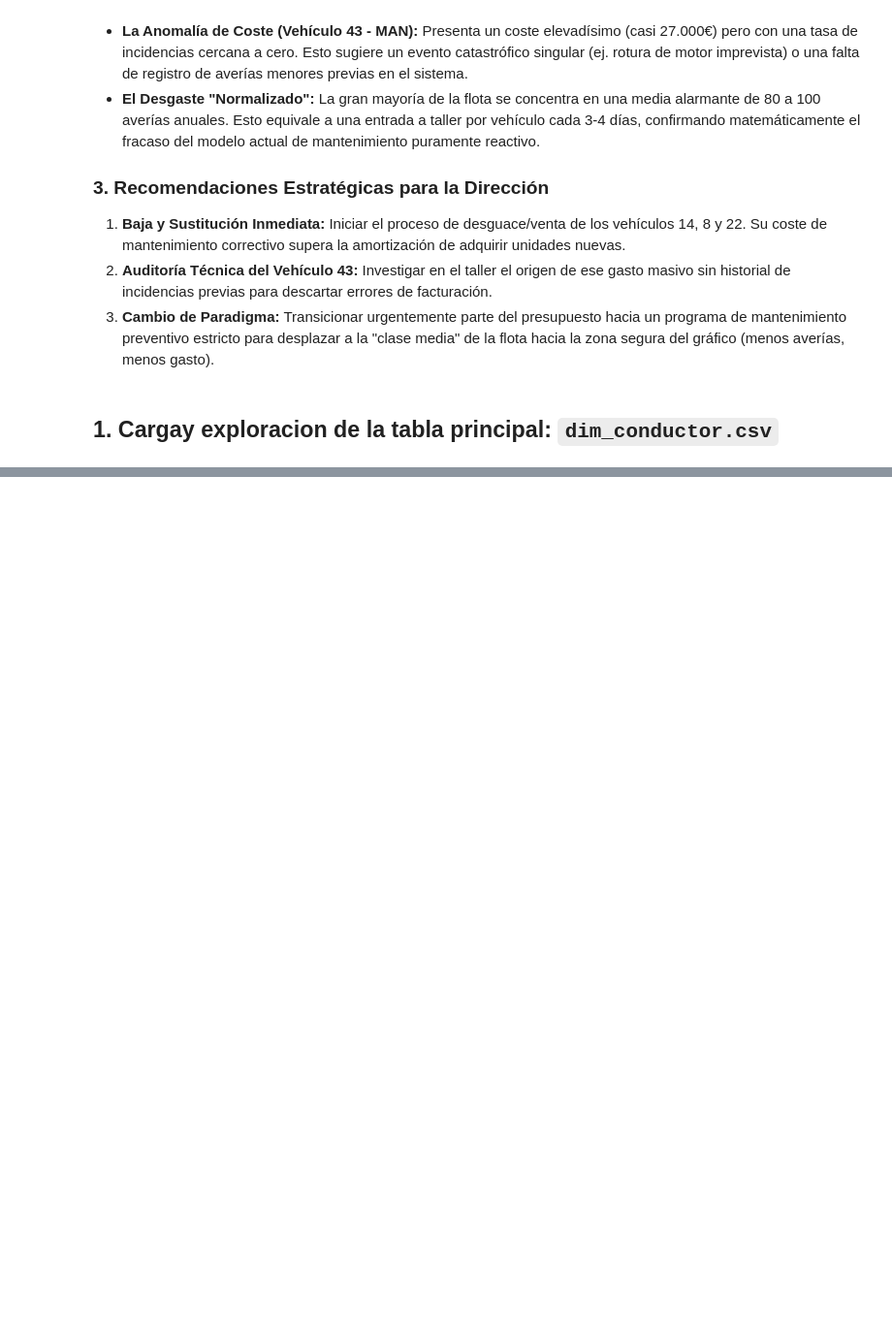
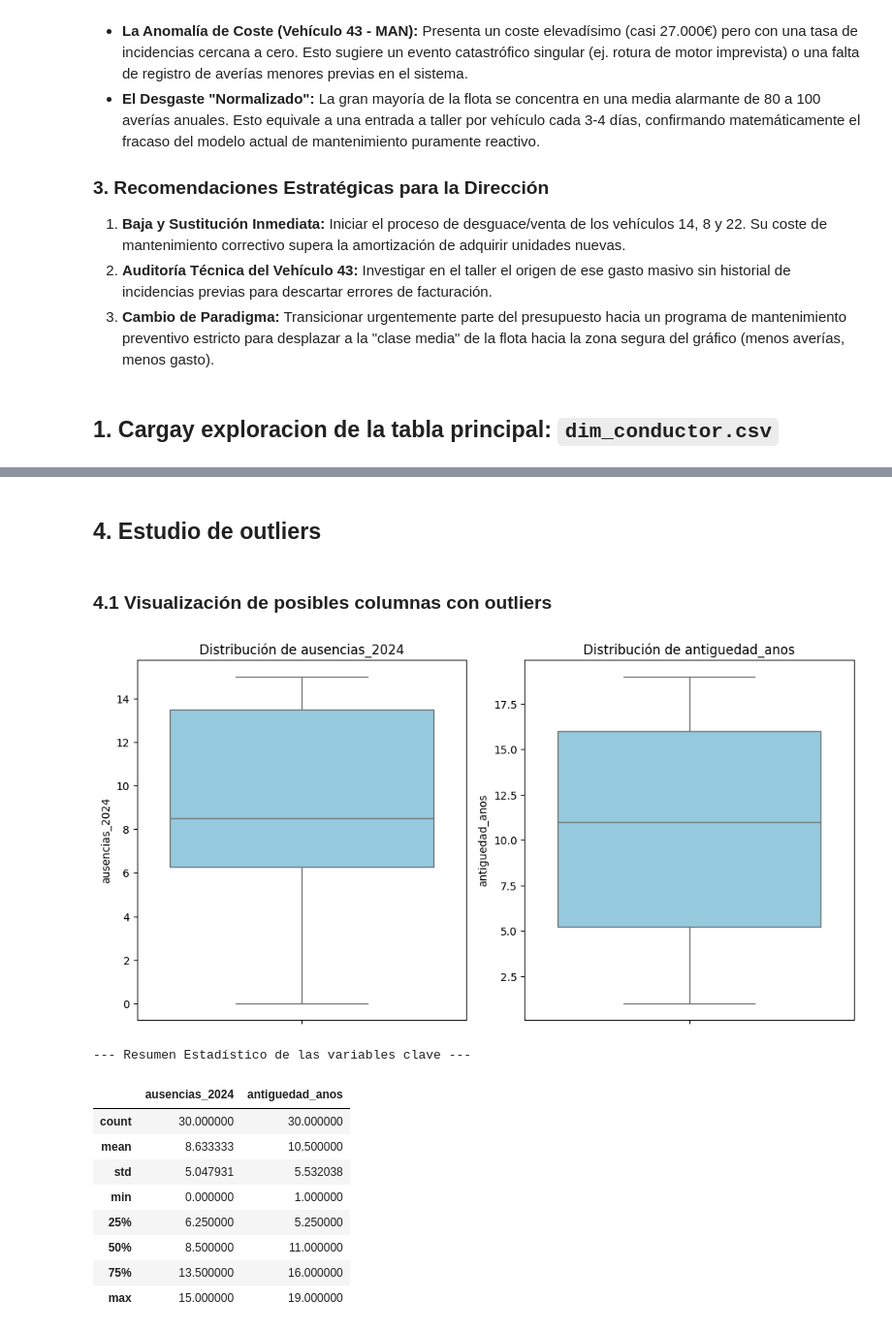
Before and after one commit to databaandsc/MetroBus_Analytics, a Jupyter notebook: 01_eda.ipynb, the cells around one changed output, grey strips where cells are left out. Shown at 97% size. Drawn from its saved outputs; the diff is of its cells as text; code cells hidden in the pictures; blank space fills up the shorter version.

```diff
--- a/01_eda.ipynb
+++ b/01_eda.ipynb
@@ -1418,0 +1530,6 @@ display(df_conductor.sample(5))
+# %%
+# --- 1. CONVERSIÓN DE TIPO DE DATO ---
+df_conductor['antiguedad_anos'] = df_conductor['antiguedad_anos'].astype(int)
+
+# Comprobación
+display(df_conductor[['conductor_id', 'nombre', 'antiguedad_anos']].head())
@@ -1418,0 +1630,9 @@ display(df_conductor.sample(5))
+# %%
+# --- 1. NORMALIZACIÓN DE LICENCIA ---
+# Separamos la columna 'licencia' en dos partes: licencia base y licencia extra (remolque)
+licencia_separada = df_conductor['licencia_tipo'].str.split('\+', expand=True)
+df_conductor['licencia_base'] = licencia_separada[0]
+df_conductor['licencia_extra'] = licencia_separada[1].fillna('Sin Remolque')
+
+# --- 2. COMPROBACIÓN ---
+display(df_conductor[['conductor_id', 'licencia_base', 'licencia_extra']].head(10))
@@ -1418,0 +1653,7 @@ display(df_conductor.sample(5))
+# %%
+# Borramos las columnas antiguas originales
+df_conductor = df_conductor.drop(columns=['turno_habitual', 'formacion', 'licencia_tipo'])
+
+# Comprobación final de la tabla normalizada
+print("\n--- Tabla de Conductores Normalizada (1NF) ---")
+display(df_conductor.head())
@@ -1418,0 +1704,38 @@ display(df_conductor.sample(5))
+# %% [markdown]
+## 4. Estudio de outliers
+# %% [markdown]
+### 4.1 Visualización de posibles columnas con outliers
+# %%
+# 1. Seleccionamos las columnas de interés para la visualización
+columnas_outliers = [
+    'ausencias_2024',
+    'antiguedad_anos'
+]
+
+# 2. Configuración visual
+plt.figure(figsize=(15, 10))
+
+# El bucle recorre nuestras columnas y pinta un Boxplot (gráfico de caja) para cada una
+for i, col in enumerate(columnas_outliers, 1):
+    plt.subplot(2, 3, i) # Crea una cuadrícula de 2 filas por 3 columnas
+    sns.boxplot(y=df_conductor[col], color='skyblue')
+    plt.title(f'Distribución de {col}')
+
+plt.tight_layout() # Ajusta los márgenes automáticamente para que no se pisen
+plt.show()
+
+# 3. Resumen estadístico de las variables clave
+print("\n--- Resumen Estadístico de las variables clave ---")
+display(df_conductor[columnas_outliers].describe())
+# %% [output]
+[figure, added]
+--- Resumen Estadístico de las variables clave ---
+|  | ausencias_2024 | antiguedad_anos |
+| count | 30.000000 | 30.000000 |
+| mean | 8.633333 | 10.500000 |
+| std | 5.047931 | 5.532038 |
+| min | 0.000000 | 1.000000 |
+| 25% | 6.250000 | 5.250000 |
+| 50% | 8.500000 | 11.000000 |
+| 75% | 13.500000 | 16.000000 |
+| max | 15.000000 | 19.000000 |
```
Also changed, not shown: parts of 32 cells of this notebook.
